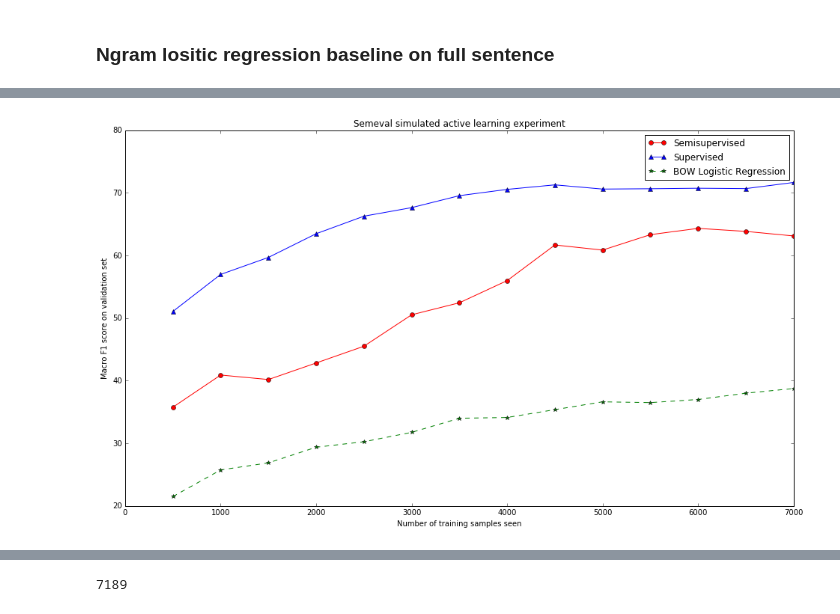
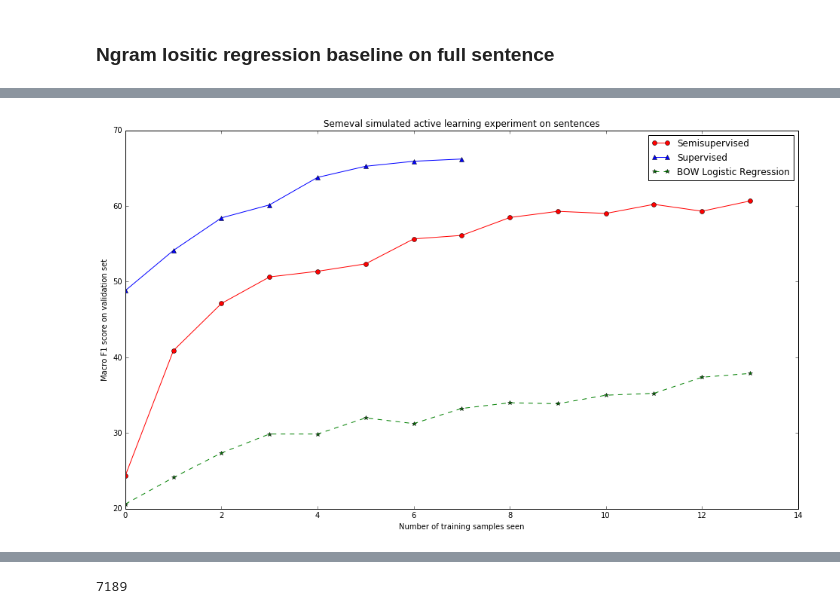
Before and after one commit to teffland/Relation-Extraction, a Jupyter notebook: RelEmbed_semeval-sentence.ipynb, the cells around one changed output, grey strips where cells are left out. Saved outputs shown, nothing was run; the diff lists cells and outputs as text; code cells hidden in the pictures.

```diff
--- a/RelEmbed_semeval-sentence.ipynb
+++ b/RelEmbed_semeval-sentence.ipynb
@@ -39,5 +41,5 @@ Vocab size: 22683 Dep size: 50
 # %%
-# reload(sdh)
-train, valid, test, label2int, int2label = sdh.load_semeval_data(include_ends=True, shuffle_seed=shuffle_seed)
+reload(sdh)
+train, valid, test, label2int, int2label = sdh.load_semeval_data(include_ends=False, sentence=True, shuffle_seed=shuffle_seed)
 num_classes = len(int2label.keys())
 # %% [output]
@@ -778,7 +764,7 @@ plot_probs(small_dists, small_labels, int2label)
 ### Active Learning Experiment
 # %%
 def alternating_fit(drnn, DH, train, valid, label_set, unsup_epochs=1, class_epochs=5,
-                    stop_tol=5, batch_size=50, neg_per=10, unsup=True):
+                    stop_tol=5, batch_size=50, neg_per=10, unsup=True, target_neg=False):
     results = []
     #timing stuff
     start = time()
@@ -825,7 +811,7 @@ def alternating_fit(drnn, DH, train, valid, label_set, unsup_epochs=1, class_epo
                 print("=== UNSUP EPOCH %i ===" % epoch)
                 print("="*80)
                 DH.shuffle_data()
-                for step , batch in enumerate(DH.batches(batch_size, neg_per=neg_per, neg_level=neg_level)):
+                for step , batch in enumerate(DH.batches(batch_size, neg_per=neg_per, target_neg=target_neg, neg_level=neg_level)):
                     t0 = time()
                     loss = drnn.partial_unsup_fit(*batch)
                     fit_time = (fit_time * float(total_step) +  time() - t0) / (total_step + 1) # running average
@@ -908,7 +896,7 @@ def alternating_fit(drnn, DH, train, valid, label_set, unsup_epochs=1, class_epo
 from scipy.stats import entropy
 label_set = set(train['labels'])
 meta_results = []
-drnn = reset_drnn()
+drnn = reset_drnn(model_name='semi_sent', dep_embed_size=1)
 N = 500
 # first N examples
 small_train = {k:v[:N] for k,v in train.items()}
@@ -921,7 +909,7 @@ while len(small_train['labels']) < len(train['labels']):
     print("%i labeled so far (meta_cycle: %i, N: %i)" % (len(small_train['labels']), meta_batch_num, N))
     print("%"*80)
 
-    drnn, results = alternating_fit(drnn, DH, small_train, valid, label_set, neg_per=20)
+    drnn, results = alternating_fit(drnn, DH, small_train, valid, label_set, neg_per=20, target_neg=False)
     meta_results.append({'N':N, 'results':results})
 
     # get all of the predictive distributions for the unknowns
@@ -968,7 +1003,7 @@ Done...
 from scipy.stats import entropy
 label_set = set(train['labels'])
 sup_meta_results = []
-drnn = reset_drnn(model_name='sup')
+drnn = reset_drnn(model_name='sup_sent')
 N = 500
 # first N examples
 small_train = {k:v[:N] for k,v in train.items()}
@@ -1203,15 +1258,16 @@ Done...
 # %%
 N=500
 Ns = [N*i for i in range(1, len(unsup_f1s)+1)]
 fix, ax = plt.subplots(1,1)
-ax.plot(Ns, unsup_f1s, 'ro-', label="Semisupervised")
-ax.plot(Ns, sup_f1s, 'b^-', label="Supervised")
-ax.plot(Ns, lr_meta_results, 'g*--', label='BOW Logistic Regression')
+ax.plot(range(len(unsup_f1s)), unsup_f1s, 'ro-', label="Semisupervised")
+# ax.plot(Ns, target_f1s, 'ro--', label="Semisupervised w/ target noise")
+ax.plot(range(len(sup_f1s)), sup_f1s, 'b^-', label="Supervised")
+ax.plot(range(len(lr_meta_results)), lr_meta_results, 'g*--', label='BOW Logistic Regression')
 # ax.set_xticks(Ns)
 plt.legend(loc='best')
-plt.title('Semeval simulated active learning experiment')
+plt.title('Semeval simulated active learning experiment on sentences')
 plt.xlabel('Number of training samples seen')
 plt.ylabel('Macro F1 score on validation set')
-plt.savefig('figures/active_learning_experiment.pdf')
+plt.savefig('figures/active_learning_experiment_sent.pdf')
 # %% [output]
-[figure, old version]
+[figure, new version]
```
Also changed, not shown: parts of 22 cells of this notebook, 11 other files.
